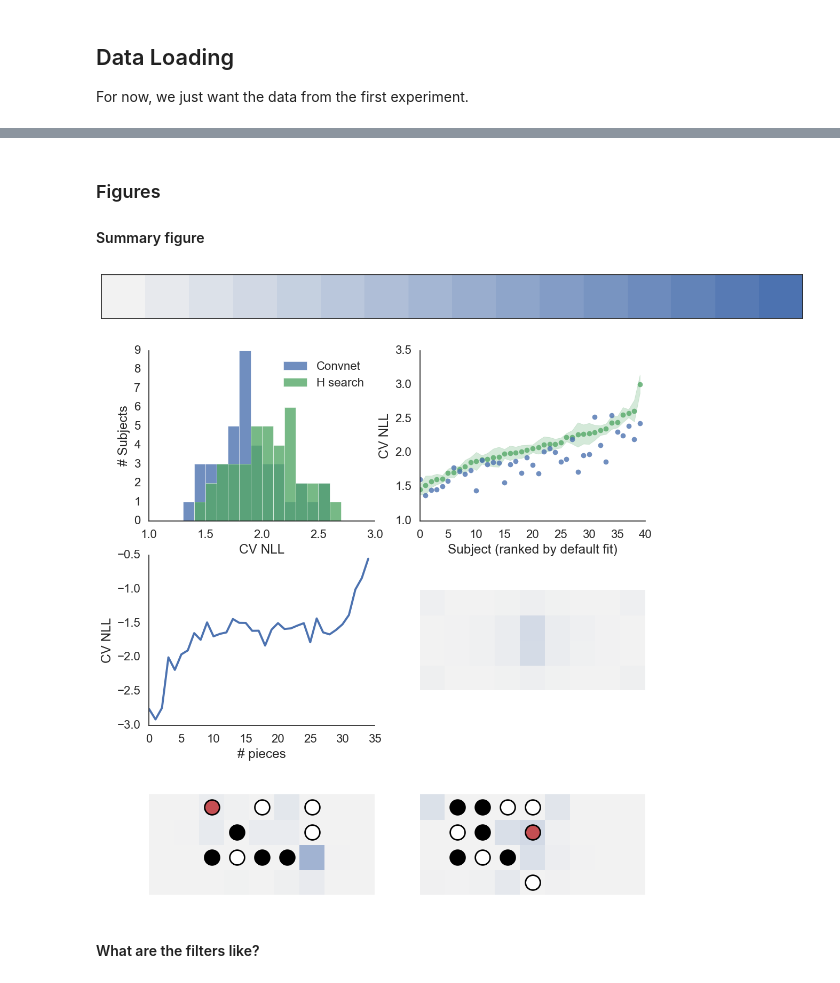
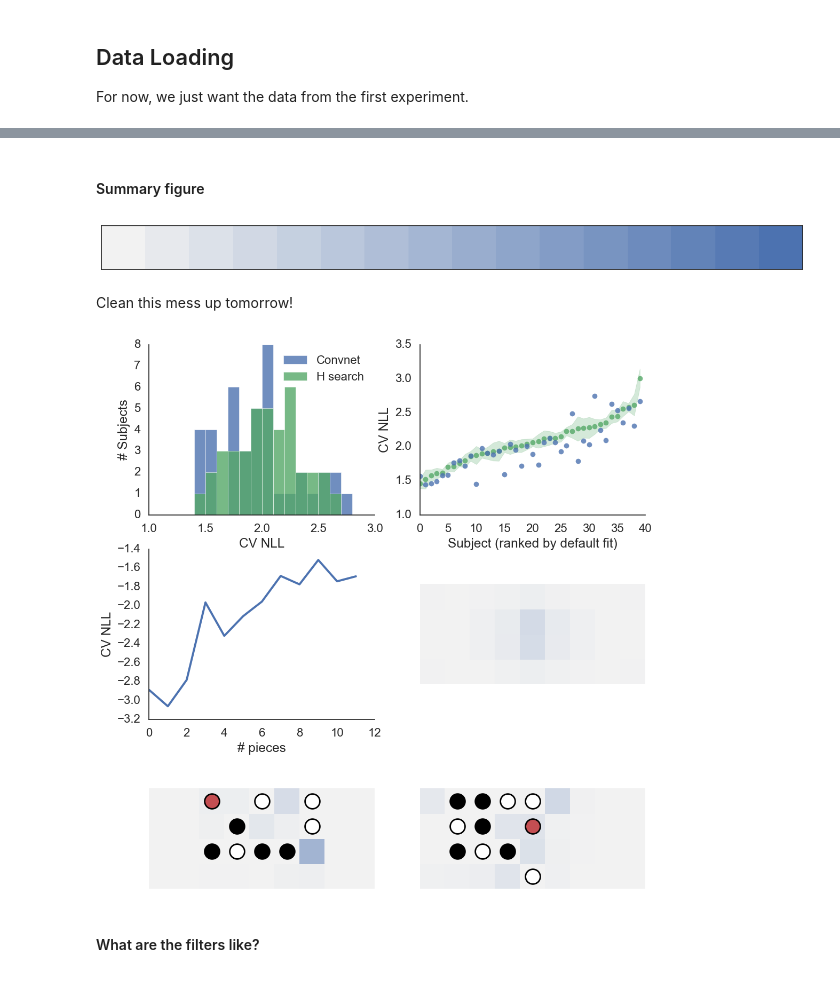
Before and after one commit to galbiati/nns-for-mnk, a Jupyter notebook: Results.ipynb, the cells around one changed output, grey strips where cells are left out. Drawn from its saved outputs; the diff is of its cells as text; code cells hidden in the pictures.

Commit message:
new archs, new freeze func

```diff
--- a/Results.ipynb
+++ b/Results.ipynb
@@ -79,5 +235,0 @@ print(bmvs(tune_results.mean(axis=(1,2))))
-# %%
-n = 0
-for p in params:
-    n += p.size
-n
@@ -94,5 +246,13 @@ np.savetxt(os.path.join(resultsdir, 'arch32 agg fit exp 1-4 agg tune fit exp 0.c
+# %%
+nfil = 64
+archname = 'arch{}'.format(nfil)
+fname = '{} 0 split agg fit exp 1-4.npz'.format(archname)
+arch = lambda input_var: archX(input_var, num_filters=64)
+net = Network(arch)
+net.load_params(os.path.join(paramsdir, fname))
+defarray = np.loadtxt(os.path.join(headdir, 'Analysis/0_hvh/Loglik/loglik_hvh_default.txt'))
+defarray = defarray.reshape([40, 5, 10]).reshape([40, 50])
 # %% [markdown]
-### Figures
 #### Summary figure
 # %%
 histkws = {
@@ -115,7 +275,7 @@ boardplotkws = {
     'linestyle': 'None'
 }
 
-def show_net_response(pos_idx, ax, net=subnet):
+def show_net_response(pos_idx, ax, net=net):
     response = net.output_fn(Xs[pos_idx:pos_idx+1, :, :, :])
     sns.heatmap(response.reshape([4, 9])[::-1, :], ax=ax, **hmkws)
 
@@ -140,18 +300,30 @@ def show_net_response(pos_idx, ax, net=subnet):
 sns.palplot(sns.blend_palette([(.95, .95, .95), colors[0]], n_colors=16, as_cmap=False))
 # %% [output]
 [figure]
+# %% [markdown]
+Clean this mess up tomorrow!
+# %%
+def countpieces(row):
+    bp = row['bp']
+    wp = row['wp']
+    p = np.array(list(bp+wp)).astype(int)
+    return p.sum()
+pretrain_tidy['npieces'] = df.apply(countpieces, axis=1)
+ptt = pretrain_tidy[[archname, 'subject', 'group', 'npieces']].mean(axis=1, level=0)
+ptt_piecepiv = ptt.pivot_table(index='npieces', values=archname, columns='subject', aggfunc=np.mean)
 # %%
 fig, axes = plt.subplots(3, 2, figsize=(12, 14), squeeze=False)
 
 ax = axes[0, 0]
-ax.hist(trout.mean(axis=1), color=colors[0], label='Convnet', **histkws)
+ax.hist(pretrain_piv[archname].values, color=colors[0], label='Convnet', **histkws)
 ax.hist(defarray.mean(axis=1), color=colors[1], label='H search', **histkws)
 ax.legend(loc=0)
 plt.setp(ax, xlabel='CV NLL', ylabel='# Subjects')
 
 
 ax = axes[0, 1]
-mos = [bmvs(trout[i, :], alpha=.95) for i in np.arange(40)]
+ptemp = pretrain_tidy[['subject', archname]]
+mos = [bmvs(ptemp.loc[ptemp['subject']==i, archname].values, alpha=.95) for i in np.arange(40)]
 means = np.array([mo[0][0] for mo in mos])
 lbs = np.array([mo[0][1][0] for mo in mos])
 ubs = np.array([mo[0][1][1] for mo in mos])
@@ -168,36 +340,36 @@ ax.fill_between(np.arange(40), y1=dlbs[orderidx], y2=dubs[orderidx], alpha=.25,
 ax.plot(np.arange(40), means[orderidx], color=colors[0], **scatterkws)
 plt.setp(ax, xlabel='Subject (ranked by default fit)', ylabel='CV NLL')
 
 
 ax = axes[1, 0]
-mos = [bmvs(trbynpieces.loc[i, :].values, alpha=.95) for i in np.arange(36)]
+mos = [bmvs(ptt_piecepiv.loc[i, :].values, alpha=.95) for i in np.arange(36)]
 means = np.array([mo[0][0] for mo in mos])
 lbs = np.array([mo[0][1][0] for mo in mos])
 ubs = np.array([mo[0][1][1] for mo in mos])
 
 means_corrected = -(means + np.log(1/(np.arange(36)+1)[::-1]))
 ax.plot(np.arange(36), -means) # **scatterkws)
 # ax.fill_between(np.arange(36), y1=lbs, y2=ubs)
 plt.setp(ax, xlabel='# pieces', ylabel='CV NLL')
 
 
 ax = axes[1, 1]
 blank = np.zeros([1, 2, 4, 9])
-sns.heatmap(subnet.output_fn(blank).reshape([4, 9])[::-1, :], ax=ax, **hmkws)
+sns.heatmap(net.output_fn(blank).reshape([4, 9])[::-1, :], ax=ax, **hmkws)
 plt.setp(ax, frame_on=False)
 
 
 ax = axes[2, 0]
 show_net_response(0, ax=ax)
 
 
 ax = axes[2, 1]
 show_net_response(12, ax=ax)
 
 
 sns.despine();
 # %% [output]
-[figure, old version]
+[figure, new version]
 # %% [markdown]
 #### What are the filters like?
 # %%
```
Also changed, not shown: parts of 20 cells of this notebook, 4 other files.
